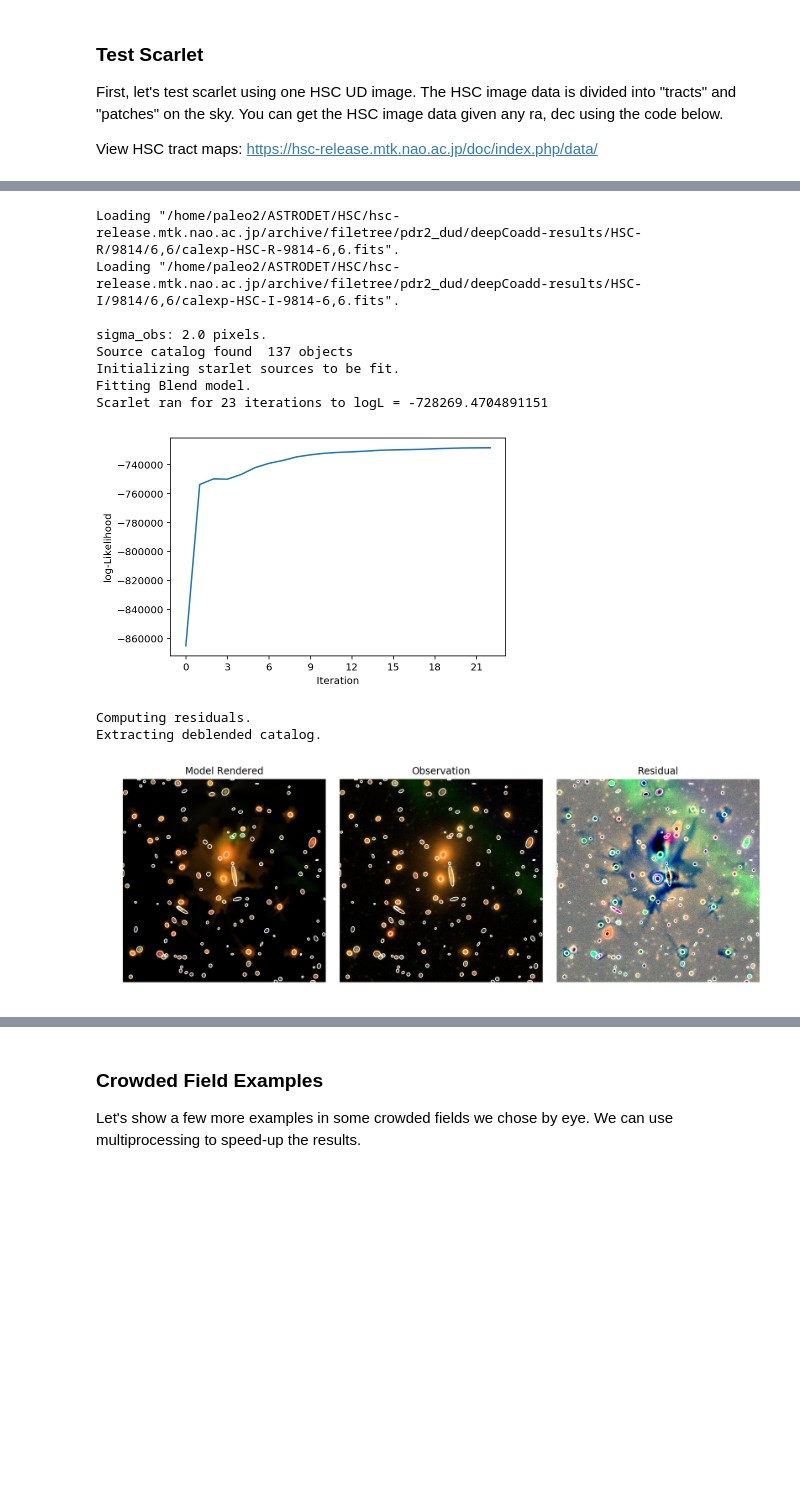
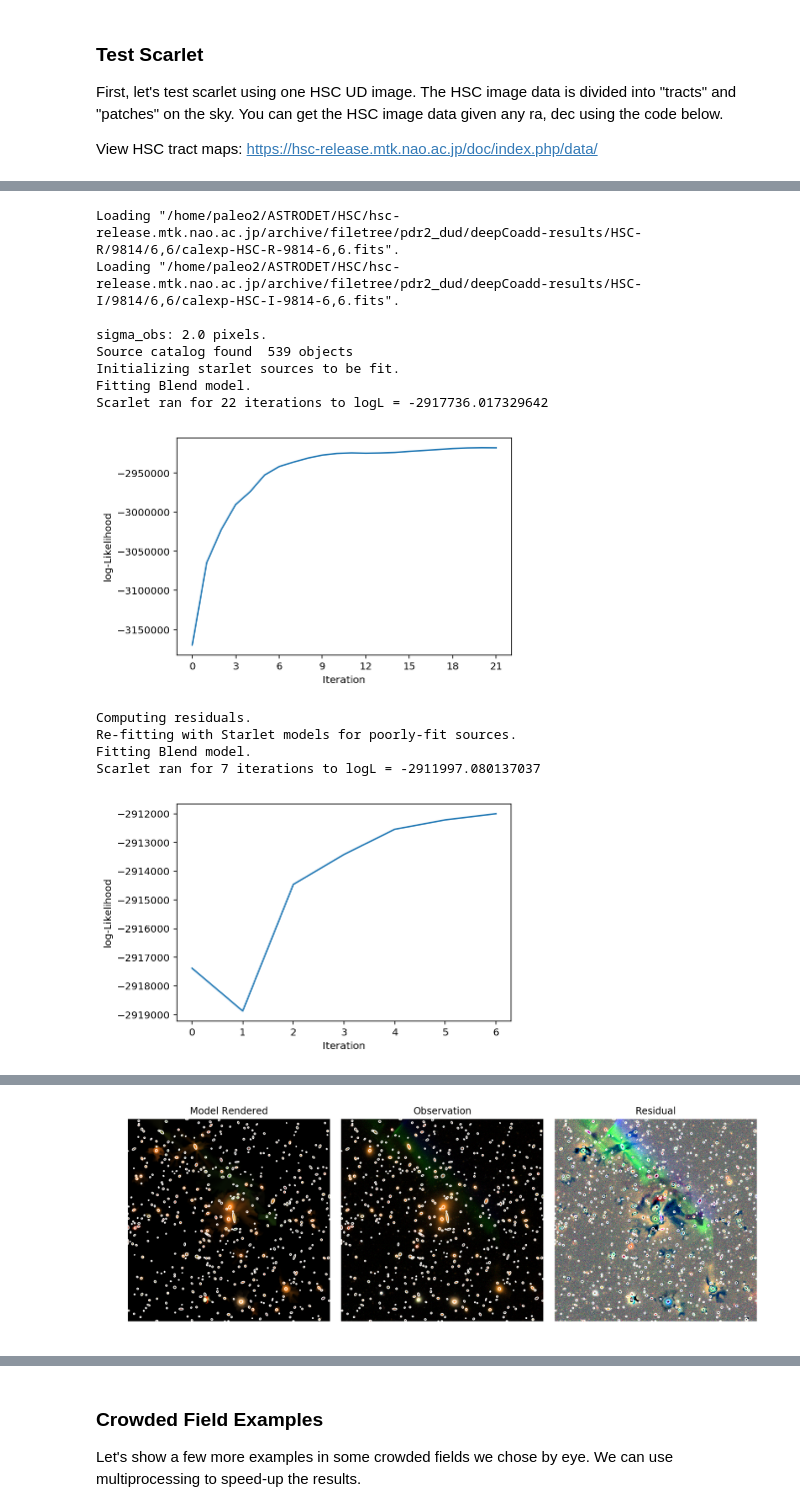
Before and after one commit to burke86/deepdisc, a Jupyter notebook: training_data.ipynb, the cells around one changed output, grey strips where cells are left out. Drawn from its saved outputs; the diff is of its cells as text; code cells hidden in the pictures; blank space fills up the shorter version.

```diff
--- a/training_data.ipynb
+++ b/training_data.ipynb
@@ -57,7 +57,7 @@ filters = ['g', 'r', 'i']
 # Input coordinate
 c = SkyCoord(151.3816, 2.5854, unit='deg')
 
-def generate_training_data_example(c, plot_image=False, plot_stretch_Q=False, plot_scene=True,
+def generate_training_data_example(c, dirpath='./data/hsc', plot_image=False, plot_stretch_Q=False, plot_scene=True,
                                    plot_likelihood=False, write_results=False, cutout_size=[1024, 1024]):
     """
     Parameters
@@ -128,27 +128,29 @@ def generate_training_data_example(c, plot_image=False, plot_stretch_Q=False, pl
     # Save Scarlet data to FITS file
     if write_results:
         filenames = sc.write_scarlet_results(datas, observation, starlet_sources, model_frame,
-                                             catalog_deblended, segmentation_masks, dirpath='.',
+                                             catalog_deblended, segmentation_masks, dirpath=dirpath,
                                              filters=filters, tract=tract, patch=patch)
 
         print(f'\nSaved scarlet results as {filenames} \n')
 # %%
 %%time
 
-generate_training_data_example(c=c, plot_scene=True, plot_likelihood=True, cutout_size=[512, 512], write_results=True)
+generate_training_data_example(c=c, plot_scene=True, plot_likelihood=True, cutout_size=[1024, 1024], write_results=True)
 # %% [output]
 Tract, patch from coord: 9814 (6, 6)
 
 Loading "/home/paleo2/ASTRODET/HSC/hsc-release.mtk.nao.ac.jp/archive/filetree/pdr2_dud/deepCoadd-results/HSC-G/9814/6,6/calexp-HSC-G-9814-6,6.fits".
 Loading "/home/paleo2/ASTRODET/HSC/hsc-release.mtk.nao.ac.jp/archive/filetree/pdr2_dud/deepCoadd-results/HSC-R/9814/6,6/calexp-HSC-R-9814-6,6.fits".
 Loading "/home/paleo2/ASTRODET/HSC/hsc-release.mtk.nao.ac.jp/archive/filetree/pdr2_dud/deepCoadd-results/HSC-I/9814/6,6/calexp-HSC-I-9814-6,6.fits".
 
 sigma_obs: 2.0 pixels.
-Source catalog found  137 objects
+Source catalog found  539 objects
 Initializing starlet sources to be fit.
 Fitting Blend model.
-Scarlet ran for 23 iterations to logL = -728269.4704891151
+Scarlet ran for 22 iterations to logL = -2917736.017329642
-[figure, old version]
+[figure, new version]
 Computing residuals.
-Extracting deblended catalog.
+Re-fitting with Starlet models for poorly-fit sources.
+Fitting Blend model.
+Scarlet ran for 7 iterations to logL = -2911997.080137037
-[figure, old version]
+[figure, new version]
@@ -158,0 +158 @@ Wall time: 1min 35s
+[figure, added]
```
Also changed, not shown: parts of 2 cells of this notebook, 2 other files.
